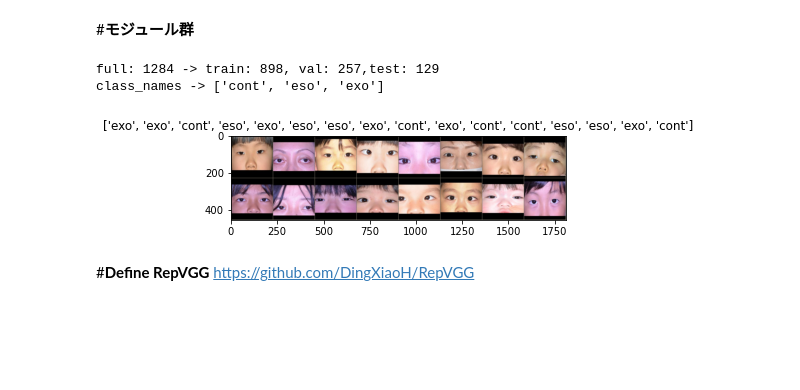
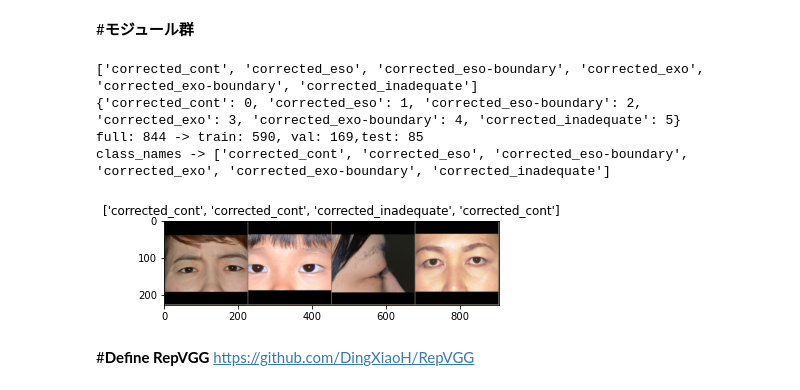
Before and after one commit to ykitaguchi77/Strabismus_AI_project, a Jupyter notebook: Strabismus_3to6_class_RepVGG_local.ipynb, the cells around one changed output. Cells and saved outputs as stored; diff of their text form; code cells hidden in the pictures; blank space fills up the shorter version.

```diff
--- a/Strabismus_3to6_class_RepVGG_local.ipynb
+++ b/Strabismus_3to6_class_RepVGG_local.ipynb
@@ -316,6 +275,13 @@ VAL_NORMALIZE_PARAM = [0.494, 0.296, 0.197], [0.14,  0.114, 0.072]
 # %% [markdown]
 #**モジュール群**
 # %%
+data_dir = r"F:\Strabismus\Dataset_1to100_eval\corrected"
+
+dataset = datasets.ImageFolder(data_dir)
+print(dataset.classes)
+print(dataset.class_to_idx)
+
+
 # 入力画像の前処理をするクラス
 # 訓練時と推論時で処理が異なる
 
@@ -334,20 +300,44 @@ VAL_NORMALIZE_PARAM = [0.494, 0.296, 0.197], [0.14,  0.114, 0.072]
     std : (R, G, B)
         各色チャネルの標準偏差。
 """
+class Expand2square(object):
+    """
+    長方形の元画像を長辺を1辺とする正方形に貼り付け、空白を黒く塗りつぶす
+    """
+    def __init__(self, background_color):
+        self.background_color = background_color
+
+    def __call__(self, pil_img):
+        width, height = pil_img.size
+        if width == height:
+            return pil_img
+        elif width > height:
+            result = Image.new(pil_img.mode, (width, width), self.background_color)
+            result.paste(pil_img, (0, (width-height)//2))
+            return result
+        else:
+            result = Image.new(pil_img.mode, (height, height), self.background_color)
+            result.paste(pil_img, (0, (height - width) // 2))
+            return result
+
+
 
 train_transform = transforms.Compose([
-        transforms.RandomResizedCrop(224, scale=(0.75,1.0)),
+        Expand2square((0,0,0)),
+        transforms.RandomResizedCrop(224, scale=(0.85,1.0)),
         transforms.RandomHorizontalFlip(),
         transforms.ToTensor(),
         transforms.Normalize([0.485, 0.456, 0.406], [0.229, 0.224, 0.225])
     ])
 val_transform = transforms.Compose([
+        Expand2square((0,0,0)),
         transforms.Resize(224),
         transforms.RandomHorizontalFlip(),
         transforms.ToTensor(),
         transforms.Normalize([0.485, 0.456, 0.406], [0.229, 0.224, 0.225])
     ])
 test_transform = transforms.Compose([
+        Expand2square((0,0,0)),
         transforms.Resize(224),
         transforms.ToTensor(),
         transforms.Normalize([0.485, 0.456, 0.406], [0.229, 0.224, 0.225])
@@ -379,9 +369,6 @@ class MySubset(torch.utils.data.Dataset):
 
 
 
-data_dir = r"F:\Strabismus\Dataset_250px_20211116"
-dataset = datasets.ImageFolder(data_dir)
-
 # Train:val:testに 7:2:1 の割合で分割する(ランダムに分割）。
 
 train_size = int(0.7 * len(dataset))
@@ -393,14 +380,15 @@ train_dataset = MySubset(dataset, indices[:train_size], train_transform)
 val_dataset = MySubset(dataset, indices[train_size:train_val_size], val_transform)
 test_dataset = MySubset(dataset, indices[train_val_size:], test_transform)
 
-train_loader = DataLoader(train_dataset, batch_size = 16, shuffle = True)
-val_loader = DataLoader(val_dataset, batch_size = 16, shuffle = True)
+train_loader = DataLoader(train_dataset, batch_size = 4, shuffle = True)
+val_loader = DataLoader(val_dataset, batch_size = 4, shuffle = True)
 test_loader = DataLoader(test_dataset, batch_size = 1, shuffle = False)
 
-class_names = [f for f in os.listdir(data_dir) if os.path.isdir(os.path.join(data_dir, f))]
+#class_names = [f for f in os.listdir(data_dir) if os.path.isdir(os.path.join(data_dir, f))]
+class_names = dataset.classes
 
 print(f"full: {len(dataset)} -> train: {len(train_dataset)}, val: {len(val_dataset)},test: {len(test_dataset)}")
-print("class_names -> "+str(class_names))
+print("class_names -> "+str(dataset.classes))
 
 
 
@@ -519,6 +507,13 @@ def train_model(model, criterion, optimizer, patience, num_epochs):
             _, preds = torch.max(outputs, 1)
             loss = criterion(outputs, labels)
 
+            """
+            print("labels:"+str(labels))
+            print("outputs: "+str(outputs))
+            print("preds: "+str(preds))
+            print("loss: "+str(loss))
+            """
+
             # backward + optimize only if in training phase
             loss.backward()
             optimizer.step()
@@ -533,6 +528,7 @@ def train_model(model, criterion, optimizer, patience, num_epochs):
             print("labels:"+str(labels))
             print("running_corrects: "+str(str(running_corrects)))
             """
+
         print()
         train_acc = running_corrects.item()/len(train_dataset)
 
@@ -644,36 +640,38 @@ def train_model(model, criterion, optimizer, patience, num_epochs):
 
 
 
 #Visualize model
 def visualize_model(model, num_images=6):
     was_training = model.training
     model.eval()
     images_so_far = 0
     fig = plt.figure()
 
     with torch.no_grad():
         for i, (inputs, labels) in enumerate(val_loader):
             inputs = inputs.to(device)
             labels = labels.to(device)
 
             outputs = model(inputs)
             _, preds = torch.max(outputs, 1)
 
             for j in range(inputs.size()[0]):
                 images_so_far += 1
                 ax = plt.subplot(num_images//2, 2, images_so_far)
                 ax.axis('off')
                 ax.set_title('predicted: {}'.format(class_names[preds[j]]))
                 imshow(inputs.cpu().data[j])
 
                 if images_so_far == num_images:
                     model.train(mode=was_training)
                     return
         model.train(mode=was_training)
 # %% [output]
-full: 1284 -> train: 898, val: 257,test: 129
-class_names -> ['cont', 'eso', 'exo']
+['corrected_cont', 'corrected_eso', 'corrected_eso-boundary', 'corrected_exo', 'corrected_exo-boundary', 'corrected_inadequate']
+{'corrected_cont': 0, 'corrected_eso': 1, 'corrected_eso-boundary': 2, 'corrected_exo': 3, 'corrected_exo-boundary': 4, 'corrected_inadequate': 5}
+full: 844 -> train: 590, val: 169,test: 85
+class_names -> ['corrected_cont', 'corrected_eso', 'corrected_eso-boundary', 'corrected_exo', 'corrected_exo-boundary', 'corrected_inadequate']
-[figure, old version]
+[figure, new version]
 # %% [markdown]
 #**Define RepVGG**
 https://github.com/DingXiaoH/RepVGG
```
Also changed, not shown: parts of 6 cells of this notebook.
